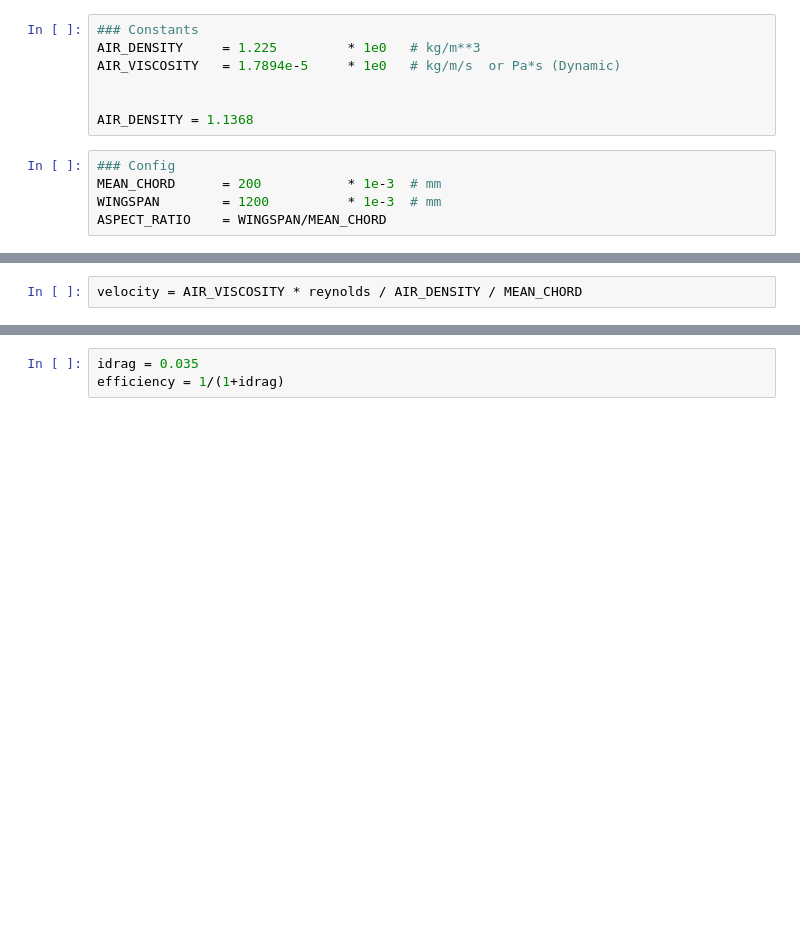
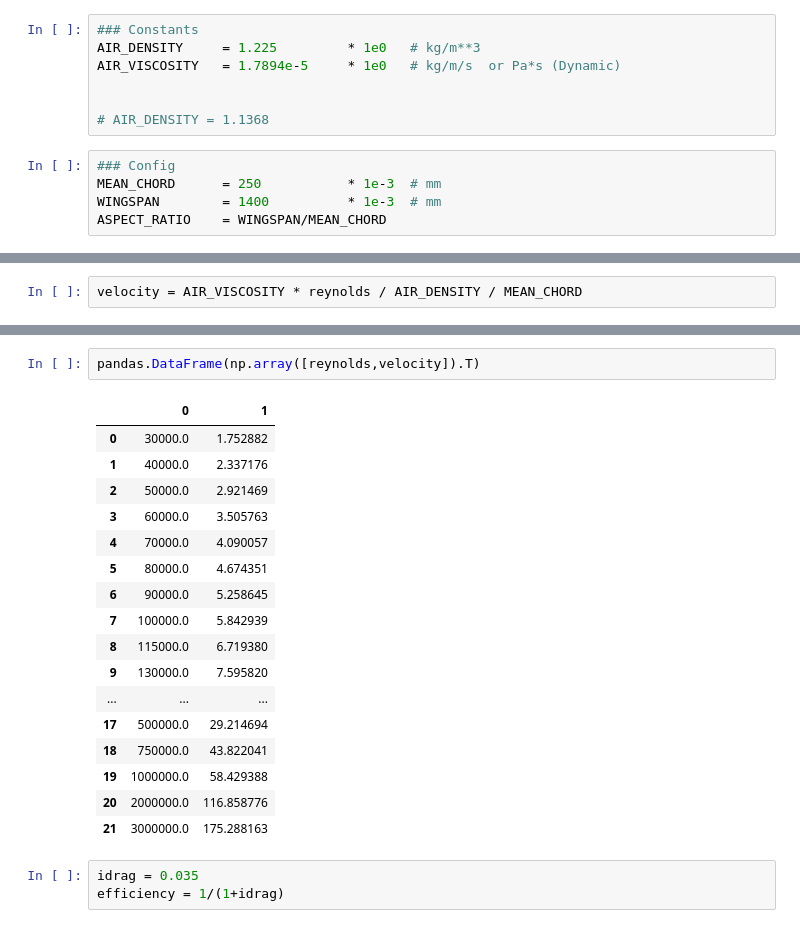
Before and after one commit to hg-heds/14bits_calc, a Jupyter notebook: Aerodynamics/lift_coef.ipynb, the cells around one changed output, grey strips where cells are left out. Cells and saved outputs as stored; diff of their text form; blank space fills up the shorter version.

```diff
--- a/Aerodynamics/lift_coef.ipynb
+++ b/Aerodynamics/lift_coef.ipynb
@@ -8,11 +8,11 @@ AIR_DENSITY     = 1.225         * 1e0   # kg/m**3
 AIR_VISCOSITY   = 1.7894e-5     * 1e0   # kg/m/s  or Pa*s (Dynamic)
 
 
-AIR_DENSITY = 1.1368
+# AIR_DENSITY = 1.1368
 # %%
 ### Config
-MEAN_CHORD      = 200           * 1e-3  # mm
-WINGSPAN        = 1200          * 1e-3  # mm
+MEAN_CHORD      = 250           * 1e-3  # mm
+WINGSPAN        = 1400          * 1e-3  # mm
 ASPECT_RATIO    = WINGSPAN/MEAN_CHORD
 # %%
 alpha,reynolds,cl,cd,cm = np.load("tkv2008_analysis_3.npy",allow_pickle=True)
@@ -29,3 +37,23 @@ velocity = AIR_VISCOSITY * reynolds / AIR_DENSITY / MEAN_CHORD
+# %%
+pandas.DataFrame(np.array([reynolds,velocity]).T)
+# %% [output]
+|  | 0 | 1 |
+| 0 | 30000.0 | 1.752882 |
+| 1 | 40000.0 | 2.337176 |
+| 2 | 50000.0 | 2.921469 |
+| 3 | 60000.0 | 3.505763 |
+| 4 | 70000.0 | 4.090057 |
+| 5 | 80000.0 | 4.674351 |
+| 6 | 90000.0 | 5.258645 |
+| 7 | 100000.0 | 5.842939 |
+| 8 | 115000.0 | 6.719380 |
+| 9 | 130000.0 | 7.595820 |
+| ... | ... | ... |
+| 17 | 500000.0 | 29.214694 |
+| 18 | 750000.0 | 43.822041 |
+| 19 | 1000000.0 | 58.429388 |
+| 20 | 2000000.0 | 116.858776 |
+| 21 | 3000000.0 | 175.288163 |
 # %%
 idrag = 0.035
 efficiency = 1/(1+idrag)
```
Also changed, not shown: parts of 8 cells of this notebook, 52 other files.
